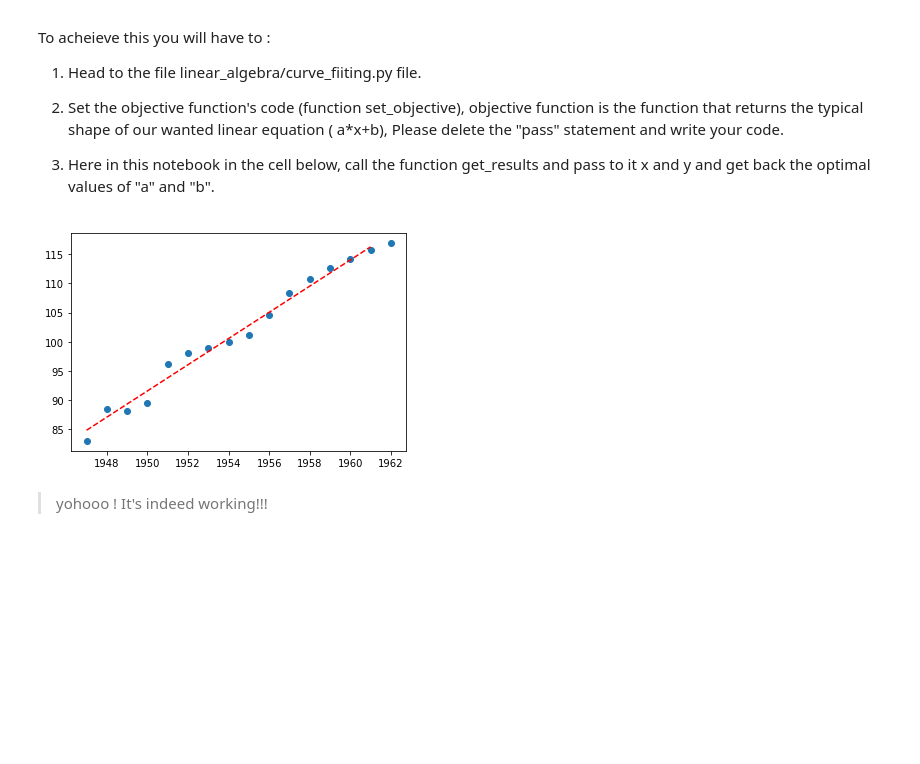
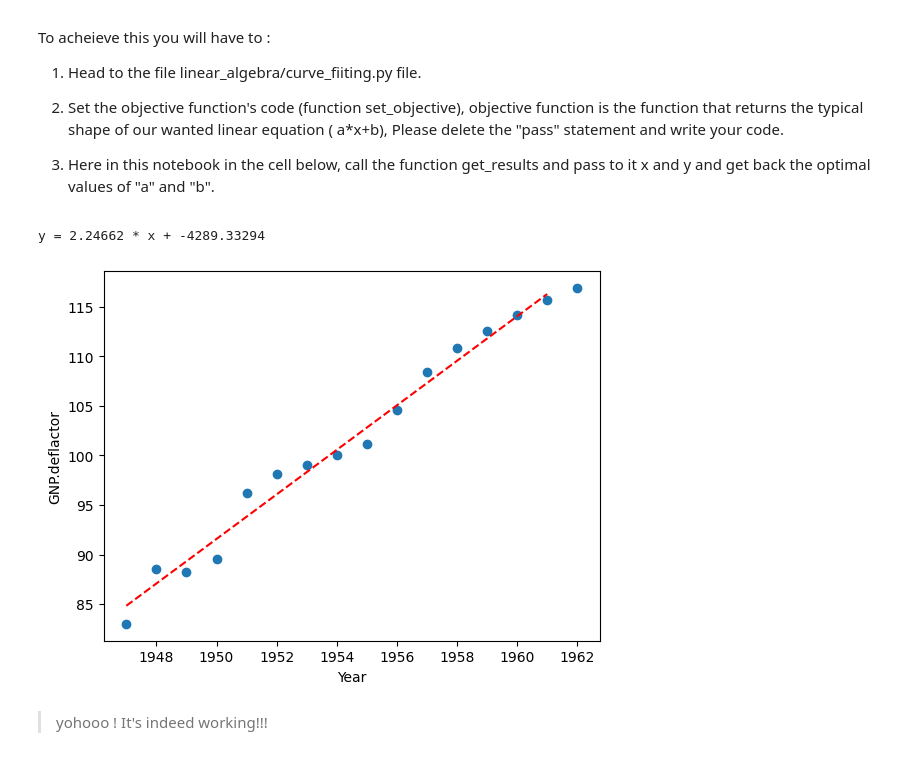
Before and after one commit to pblazq/prep_unit_project, a Jupyter notebook: experiment.ipynb, the cells around one changed output. Cells and saved outputs as stored; diff of their text form; code cells hidden in the pictures; blank space fills up the shorter version.

```diff
--- a/experiment.ipynb
+++ b/experiment.ipynb
@@ -106,7 +106,7 @@ We will be executing mathematical operations on these values and hence we need t
 # %%
 # To-Do convert to an ndarray of floats by calling the function convert_to_floats from the utils file
 # make sure to set some requirements in that function before you call it here
-data =
+data = np.array(rows)
 # %%
 # let's check the shape
 data.shape
@@ -163,21 +165,29 @@ To acheieve this you will have to :
 3. Here in this notebook in the cell below, call the function get_results and pass to it  x and y and get back the optimal values of "a" and "b".
 # %%
 # To-Do get the values of a and b using the get_result function
-a,b =
+x = x.astype(float)
+y = y.astype(float)
+a,b = cf.get_result(x, y)
+# %% [output]
+y = 2.24662 * x + -4289.33294
 # %%
 # plotting the result
 from numpy import arange
 
 pyplot.scatter(x, y)
 # define a sequence of inputs between the smallest and largest known inputs
 x_line = arange(min(x), max(x), 1)
 # calculate the output for the range
 y_line = cf.set_objective(x_line, a, b)
 # create a line plot for the mapping function
 pyplot.plot(x_line, y_line, '--', color='red')
+#axis labels
+pyplot.xlabel("Year")
+pyplot.ylabel("GNP.deflactor")
+
 pyplot.show()
 # %% [output]
-[figure, old version]
+[figure, new version]
 # %% [markdown]
 > yohooo ! It's indeed working!!!
 # %% [markdown]
```
Also changed, not shown: parts of 5 cells of this notebook, 1 other file.
